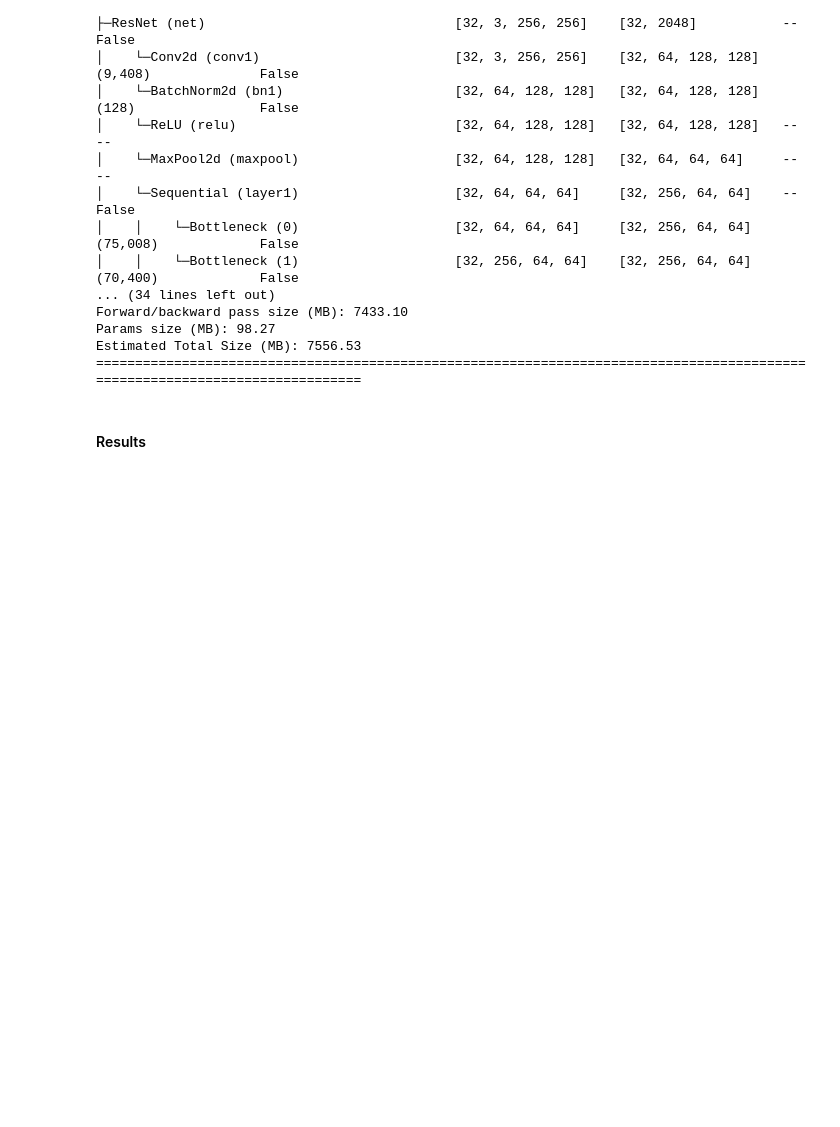
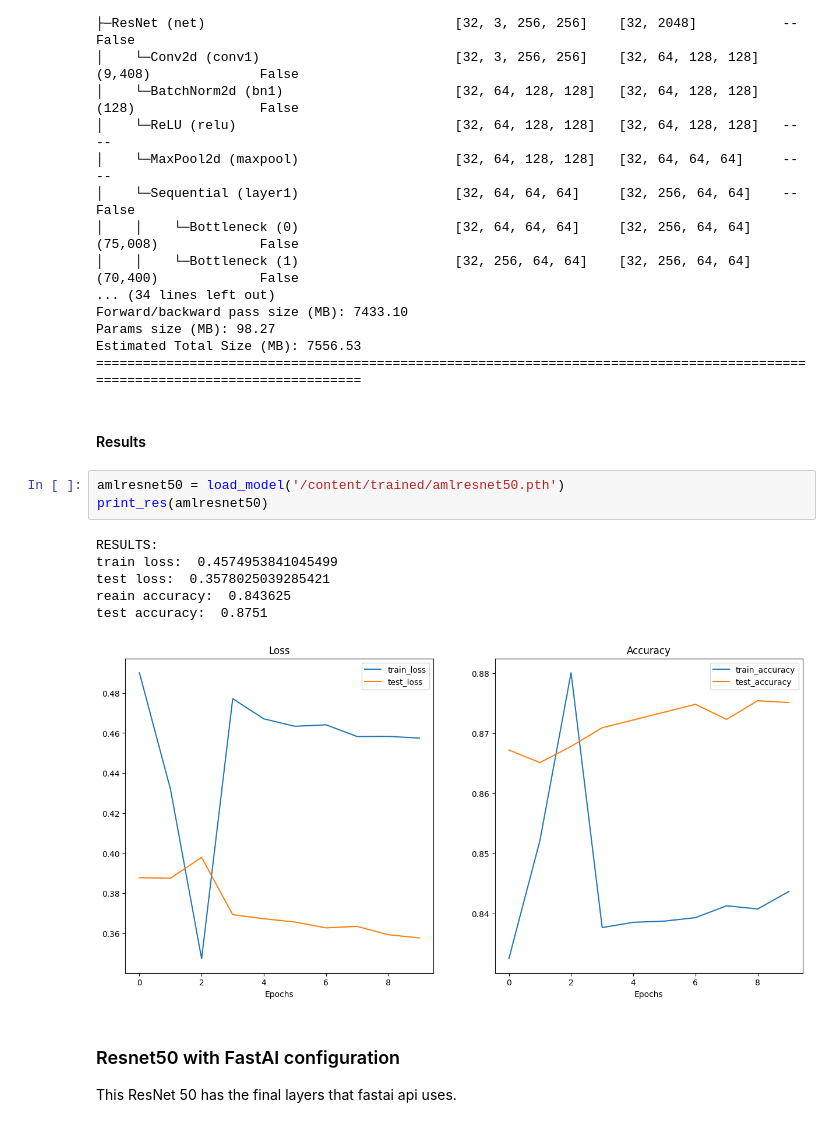
Before and after one commit to wilberquito/AMLProject, a Jupyter notebook: AMLProject_finalnotebook.ipynb, the cells around one changed output. Drawn from its saved outputs; the diff is of its cells as text; blank space fills up the shorter version.

```diff
--- a/AMLProject_finalnotebook.ipynb
+++ b/AMLProject_finalnotebook.ipynb
@@ -238,3 +324,16 @@ Estimated Total Size (MB): 7556.53
 =============================================================================================================================
 # %% [markdown]
 #### Results
+# %%
+amlresnet50 = load_model('/content/trained/amlresnet50.pth')
+print_res(amlresnet50)
+# %% [output]
+RESULTS:
+train loss:  0.4574953841045499
+test loss:  0.3578025039285421
+reain accuracy:  0.843625
+test accuracy:  0.8751
+[figure, added]
+# %% [markdown]
+### Resnet50 with FastAI configuration
+This ResNet 50 has the final layers that fastai api uses.
```
Also changed, not shown: parts of 41 cells of this notebook.
